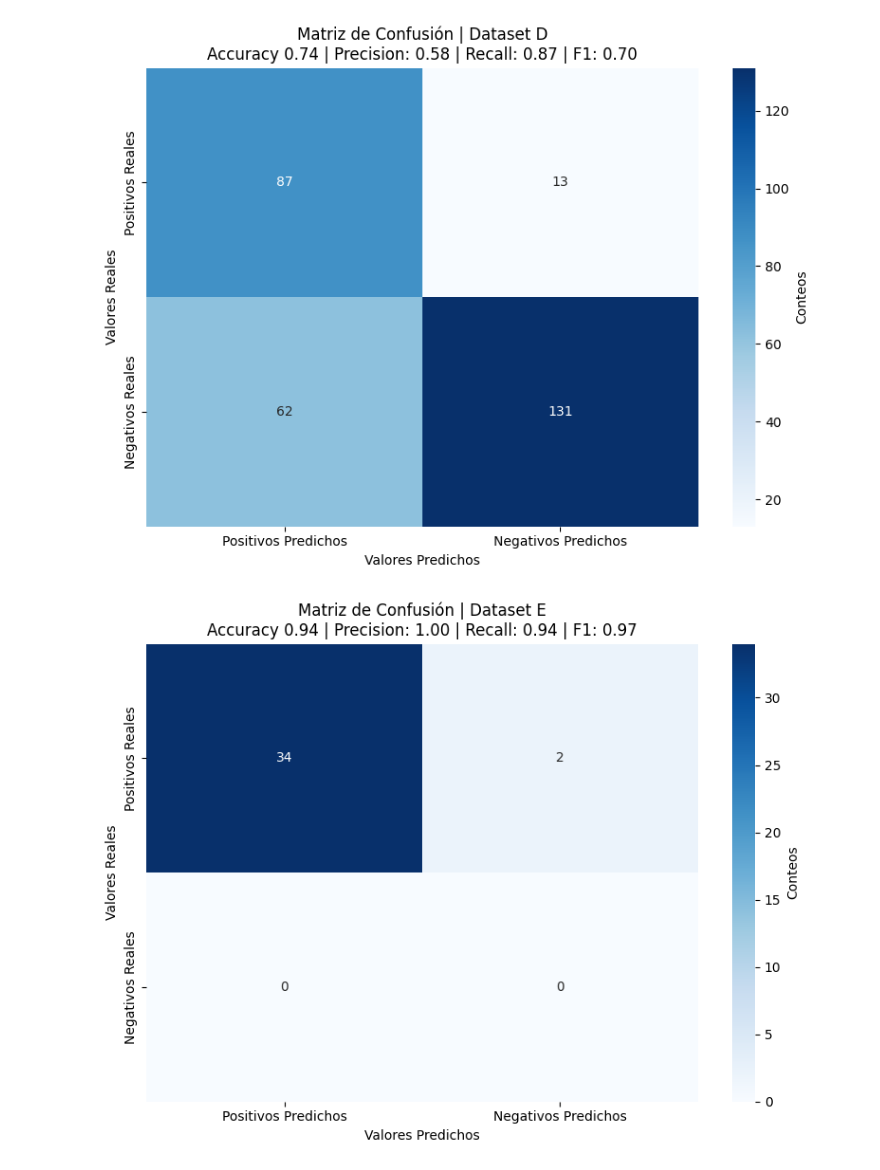
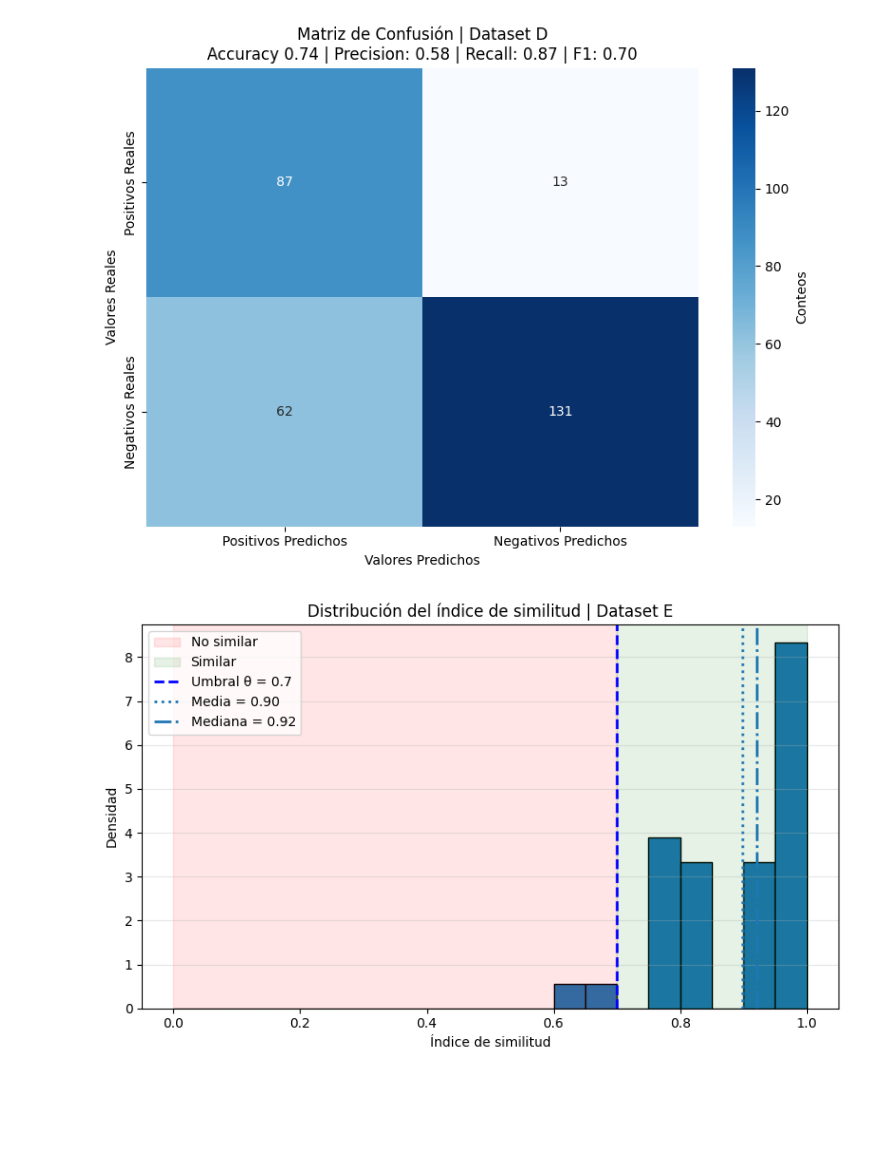
Before and after one commit to EdsonEddy/scsc, a Jupyter notebook: notebooks/testing_dataset/ground_truth.ipynb, the cells around one changed output. Cells and saved outputs as stored; diff of their text form; code cells hidden in the pictures; blank space fills up the shorter version.

Commit message:
Update testing dataset ground truth notebook. Added kaggle datasets

```diff
--- a/notebooks/testing_dataset/ground_truth.ipynb
+++ b/notebooks/testing_dataset/ground_truth.ipynb
@@ -179,15 +228,13 @@ plot_confusion_matrix(
 # %%
 """
     Controlled dataset evaluation
 """
-controlled_truth_values, controlled_predicted_values = get_truth_and_predicted_values(
+controlled_truth_values, controlled_predicted_values, scores_arr = get_truth_and_predicted_values(
     ds_dir="datasets",
     ds_sub_dir="controlled",
     csv_name="controlled_dataset.csv",
     method="csim",
 )
-plot_confusion_matrix(
-    controlled_truth_values, controlled_predicted_values, title='Dataset E', normalize=False, show_metrics=True
-)
+plot_histogram(scores_arr, title='Dataset E')
 # %% [output]
-[figure, old version]
+[figure, new version]
```
Also changed, not shown: parts of 6 cells of this notebook, 5 other files.
